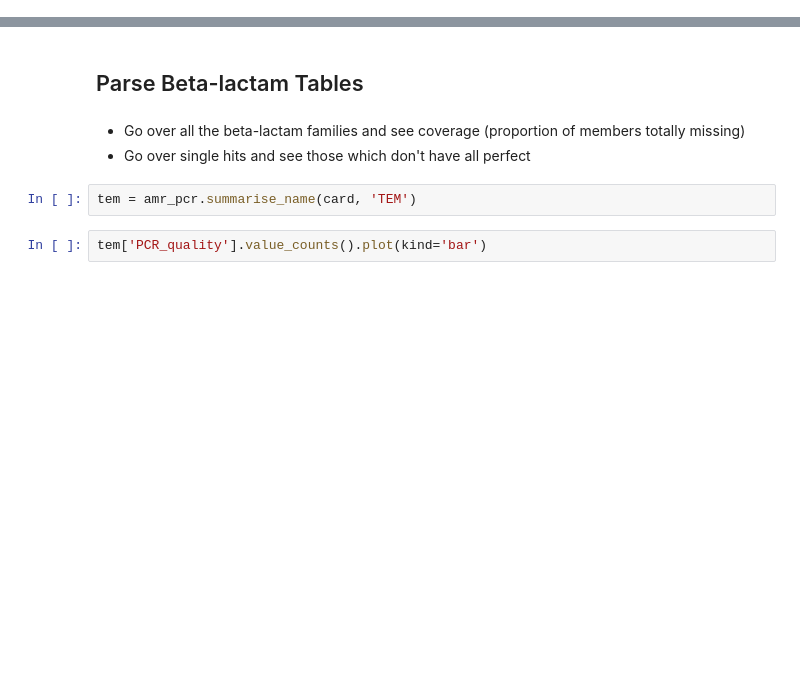
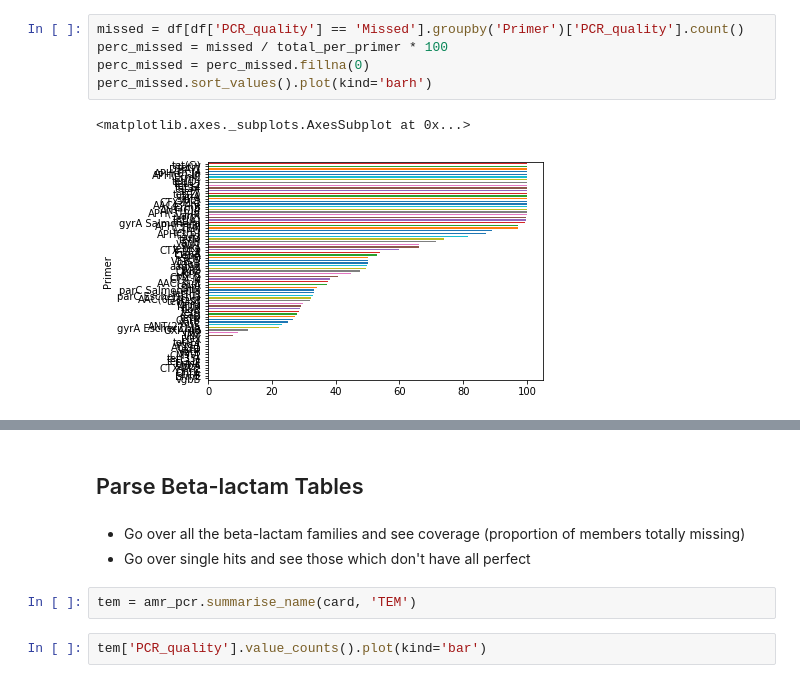
Before and after one commit to fmaguire/AMR_PCR, a Jupyter notebook: AMR PCR.ipynb, the cells around one changed output, grey strips where cells are left out. Drawn from its saved outputs; the diff is of its cells as text; blank space fills up the shorter version.

```diff
--- a/AMR PCR.ipynb
+++ b/AMR PCR.ipynb
@@ -26,0 +46,8 @@ CARD version 2.0.2
+# %%
+missed = df[df['PCR_quality'] == 'Missed'].groupby('Primer')['PCR_quality'].count()
+perc_missed = missed / total_per_primer * 100
+perc_missed = perc_missed.fillna(0)
+perc_missed.sort_values().plot(kind='barh')
+# %% [output]
+<matplotlib.axes._subplots.AxesSubplot at 0x...>
+[figure, added]
```
Also changed, not shown: parts of 11 cells of this notebook, 1 other file.
